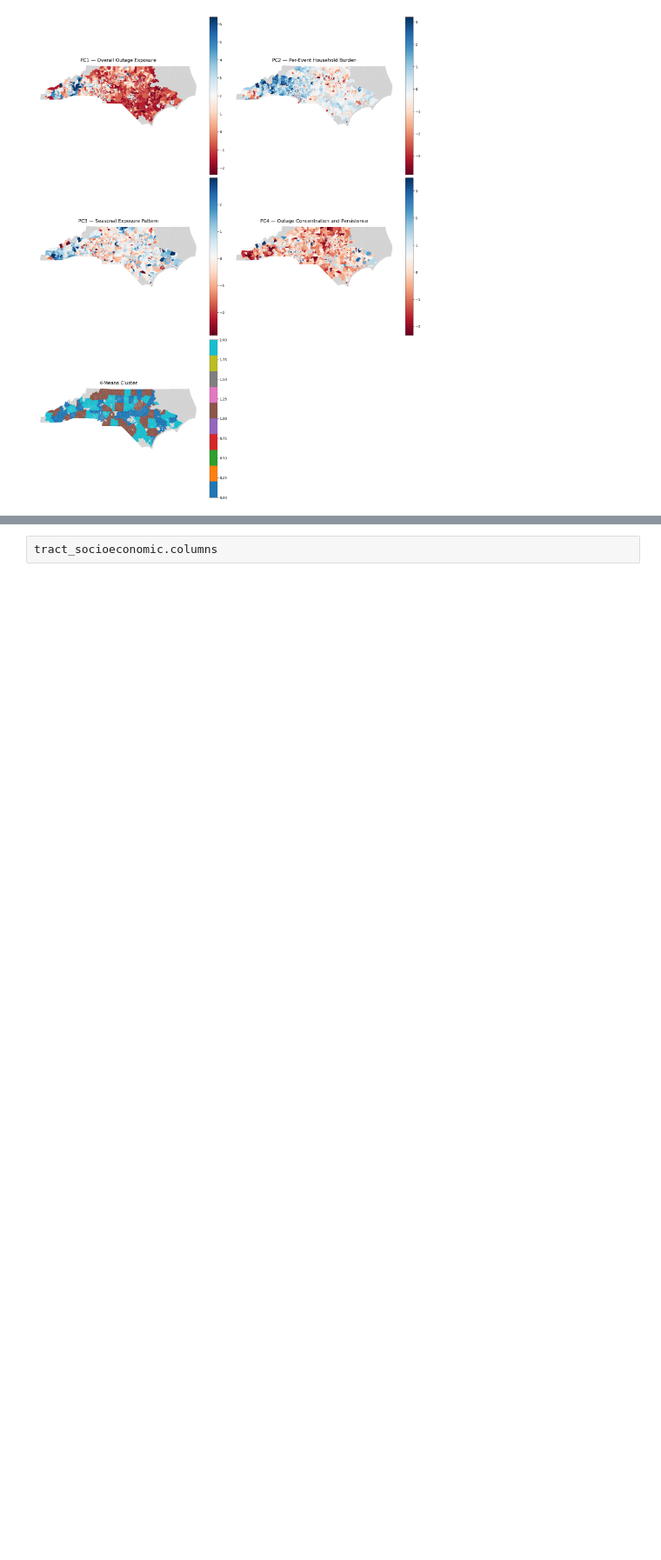
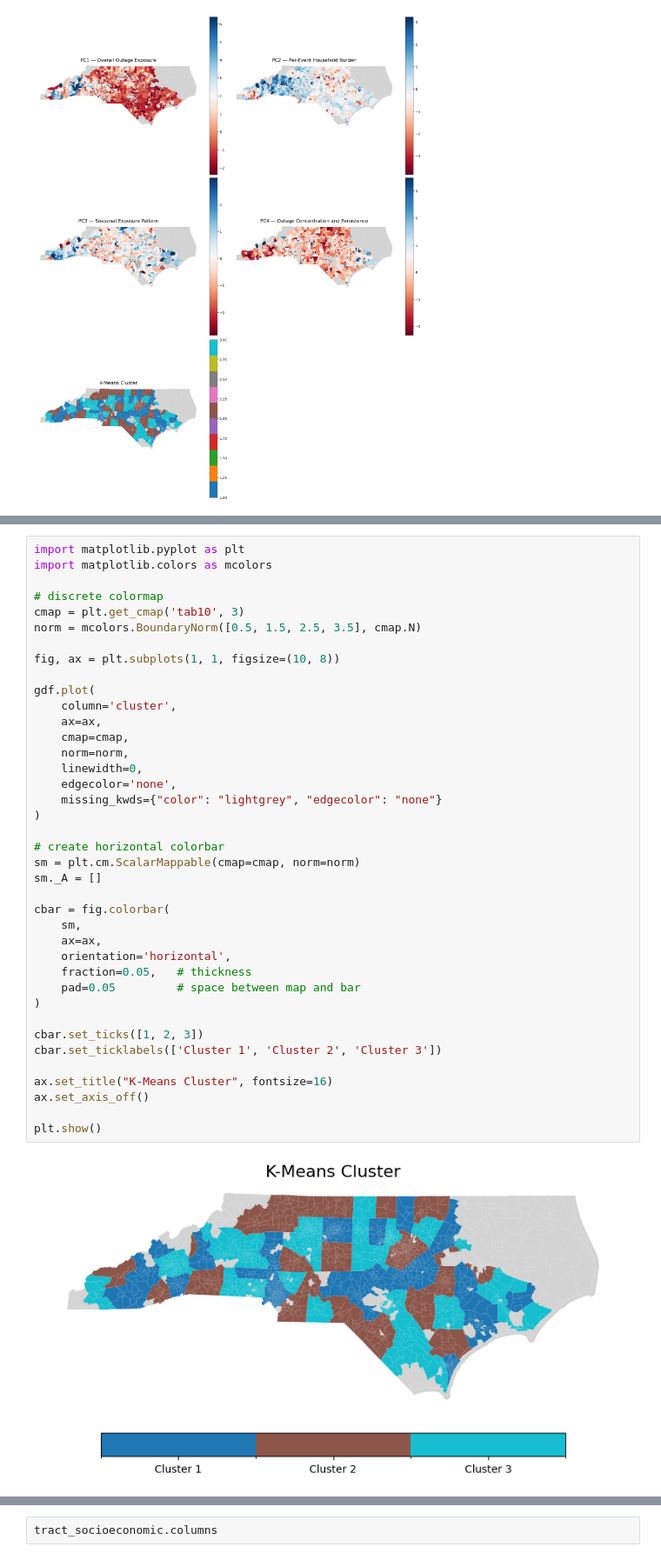
Before and after one commit to jessalynlc/MP, a Jupyter notebook: pca_outages.ipynb, the cells around one changed output, grey strips where cells are left out. Shown at 87% size. Saved outputs shown, nothing was run; the diff lists cells and outputs as text; blank space fills up the shorter version.

```diff
--- a/pca_outages.ipynb
+++ b/pca_outages.ipynb
@@ -579,3 +672,44 @@ PCA tracts not found in tract_geo (count): 0
+# %%
+import matplotlib.pyplot as plt
+import matplotlib.colors as mcolors
+
+# discrete colormap
+cmap = plt.get_cmap('tab10', 3)
+norm = mcolors.BoundaryNorm([0.5, 1.5, 2.5, 3.5], cmap.N)
+
+fig, ax = plt.subplots(1, 1, figsize=(10, 8))
+
+gdf.plot(
+    column='cluster',
+    ax=ax,
+    cmap=cmap,
+    norm=norm,
+    linewidth=0,
+    edgecolor='none',
+    missing_kwds={"color": "lightgrey", "edgecolor": "none"}
+)
+
+# create horizontal colorbar
+sm = plt.cm.ScalarMappable(cmap=cmap, norm=norm)
+sm._A = []
+
+cbar = fig.colorbar(
+    sm,
+    ax=ax,
+    orientation='horizontal',
+    fraction=0.05,   # thickness
+    pad=0.05         # space between map and bar
+)
+
+cbar.set_ticks([1, 2, 3])
+cbar.set_ticklabels(['Cluster 1', 'Cluster 2', 'Cluster 3'])
+
+ax.set_title("K-Means Cluster", fontsize=16)
+ax.set_axis_off()
+
+plt.show()
+# %% [output]
+[figure, added]
 # %%
 # ensure both TRACT columns are comparable (strings, zero-padded 11 chars)
 tract_geo['TRACT'] = tract_geo['TRACT'].astype(str).str.zfill(11)
```
Also changed, not shown: parts of 4 cells of this notebook, 1 other file.
